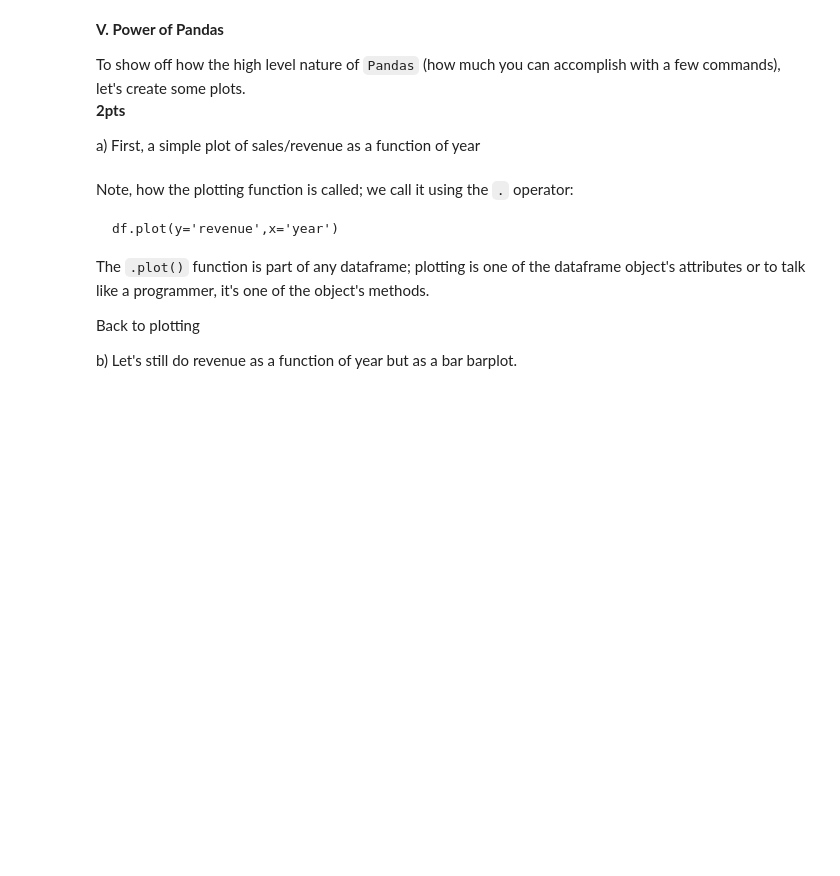
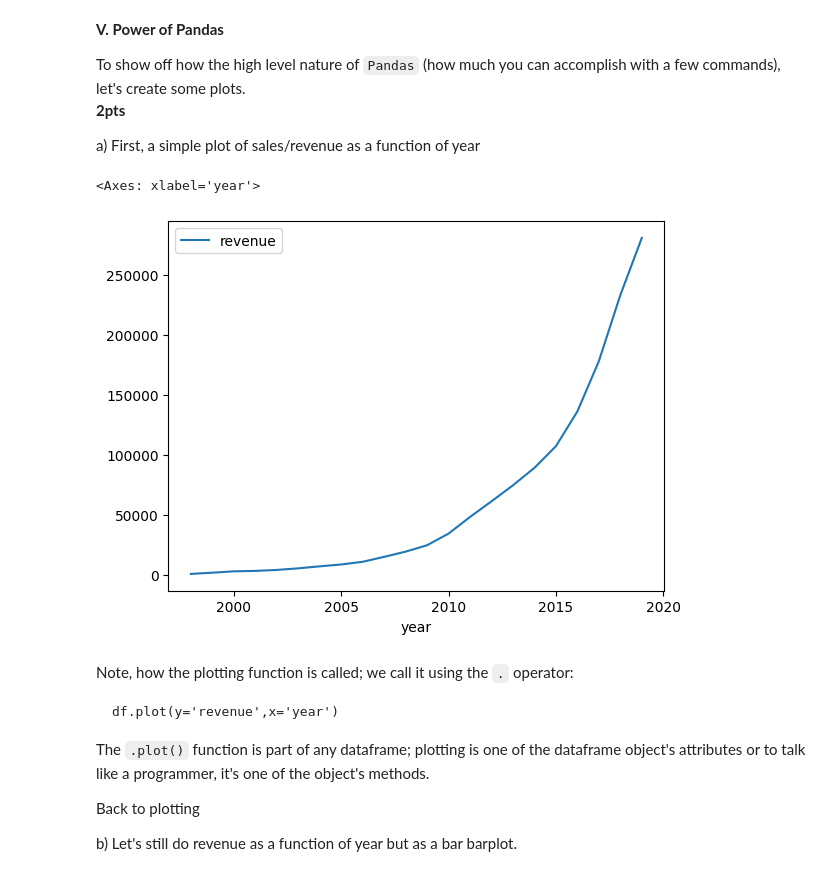
Before and after one commit to JedRoundy/Machine_Learning_For_Economists, a Jupyter notebook: PSET_1/01_pset1coding_BF.ipynb, the cells around one changed output. Saved outputs shown, nothing was run; the diff lists cells and outputs as text; code cells hidden in the pictures; blank space fills up the shorter version.

````diff
--- a/PSET_1/01_pset1coding_BF.ipynb
+++ b/PSET_1/01_pset1coding_BF.ipynb
@@ -879,6 +981,7 @@ Note (1): mathematical operations such as addition (+), subtraction (-), multipl
 **1pt (1/2 for each: new column, half for drop column)**
 # %%
 # create a new column called leverage that is the ratio of debt to assets (mktcap)
+df['leverage'] = df['debt'] / df['mktcap']
 # %% [markdown]
 Note (2): mathematical operations between scalars and columns operate analogously. For example,
 ```python
@@ -893,6 +1015,7 @@ would multiply every element in the leverage column by 100.
 Not the above command (`drop`), created a new `dataframe` with the `tick` column removed. Most `pandas` commands with operate this way. To modify the original `dataframe` df we have to assign the `dataframe` created by the drop command to `df`. Many dataframe methods have the argument inplace that you can set to `True` to overwrite the old dataframe with the new one:
 # %%
 # save the new dataframe with the dropped column using one of the methods described above
+df.drop(columns = 'tick', inplace = True)
 # %% [markdown]
 **V. Power of Pandas**
 
@@ -902,6 +1025,11 @@ To show off how the high level nature of `Pandas` (how much you can accomplish w
 a) First, a simple plot of sales/revenue as a function of year
 # %%
 %matplotlib inline
+
+df.plot(y = 'revenue', x = 'year')
+# %% [output]
+<Axes: xlabel='year'>
+[figure, added]
 # %% [markdown]
 Note, how the plotting function is called; we call it using the `.` operator:
 ```
````
Also changed, not shown: parts of 17 cells of this notebook.
